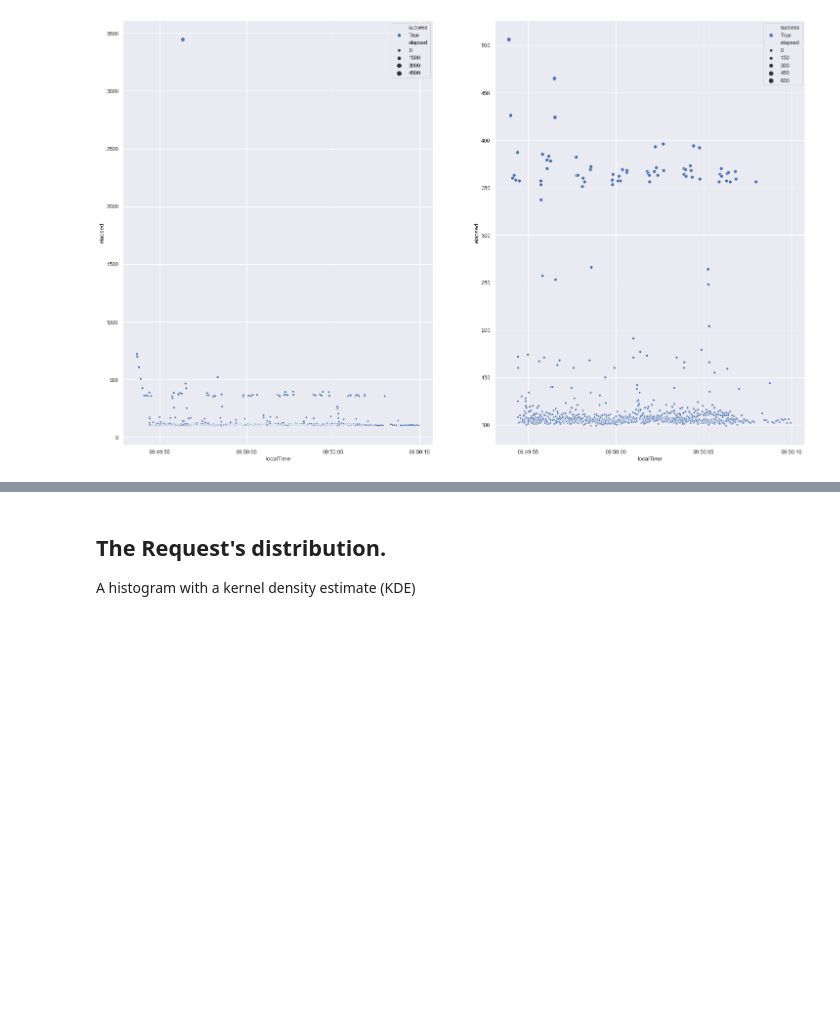
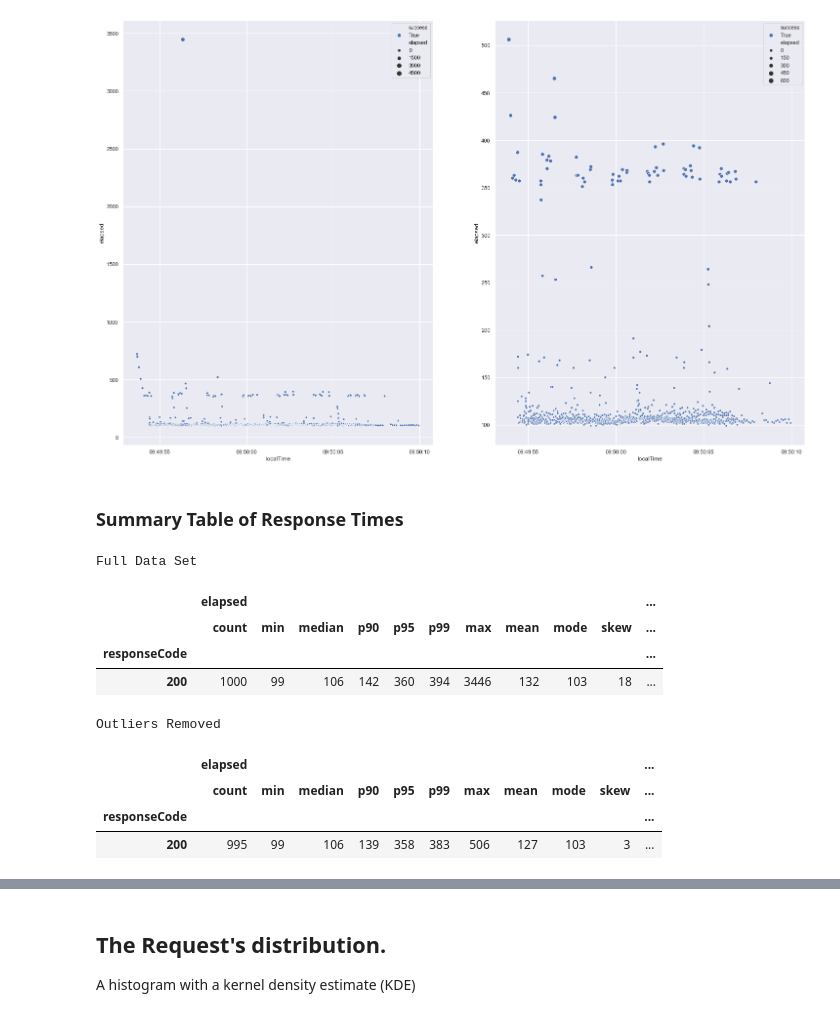
Before and after one commit to CSGStrategicEngagements/salesforce-dx-jmeter-example, a Jupyter notebook: Analysis.ipynb, the cells around one changed output, grey strips where cells are left out. Drawn from its saved outputs; the diff is of its cells as text; code cells hidden in the pictures; blank space fills up the shorter version.

```diff
--- a/Analysis.ipynb
+++ b/Analysis.ipynb
@@ -99,3 +72,55 @@ sns.scatterplot(x="localTime", y="elapsed", hue="success", size="elapsed", ax=ax
 # %% [output]
 <matplotlib.axes._subplots.AxesSubplot at 0x...>
 [figure]
+# %% [markdown]
+### Summary Table of Response Times
+# %%
+THREASHOLD = 2000
+
+def p90(column):
+    return column.quantile(0.9)
+
+def p95(column):
+    return column.quantile(0.95)
+
+def p99(column):
+    return column.quantile(0.99)
+
+def mode(column):
+    return column.mode()
+
+def red_when_higher_than_threshold(val):
+    color = 'red' if val >= THREASHOLD else 'white'
+    return 'color: %s' % color
+
+summaryOfOriginal = (samples.groupby("responseCode")
+    .agg( {'elapsed': ['count','min', 'median', p90, p95, p99, 'max', 'mean', mode,'skew', 'std']}))
+
+styler1 = (summaryOfOriginal.style
+    .set_table_attributes("style='display:inline'")
+    .set_caption('Full Data Set')
+    .applymap(red_when_higher_than_threshold)
+    .set_precision(0))
+
+summaryOfFiltered = (filteredSamples.groupby("responseCode")
+                     .agg( {'elapsed': ['count','min', 'median', p90, p95, p99, 'max', 'mean', mode, 'skew', 'std']}))
+
+styler2 = (summaryOfFiltered.style
+    .set_table_attributes("style='display:inline'")
+    .set_caption('Outliers Removed')
+    .applymap(red_when_higher_than_threshold)
+    .set_precision(0))
+
+# Render the tables side by side
+display_html(styler1._repr_html_()+styler2._repr_html_(), raw=True)
+# %% [output]
+Full Data Set
+|  | elapsed |  |  |  |  |  |  |  |  |  | ... |
+|  | count | min | median | p90 | p95 | p99 | max | mean | mode | skew | ... |
+| responseCode |  |  |  |  |  |  |  |  |  |  | ... |
+| 200 | 1000 | 99 | 106 | 142 | 360 | 394 | 3446 | 132 | 103 | 18 | ... |
+Outliers Removed
+|  | elapsed |  |  |  |  |  |  |  |  |  | ... |
+|  | count | min | median | p90 | p95 | p99 | max | mean | mode | skew | ... |
+| responseCode |  |  |  |  |  |  |  |  |  |  | ... |
+| 200 | 995 | 99 | 106 | 139 | 358 | 383 | 506 | 127 | 103 | 3 | ... |
```
Also changed, not shown: parts of 11 cells of this notebook, 4 other files.
